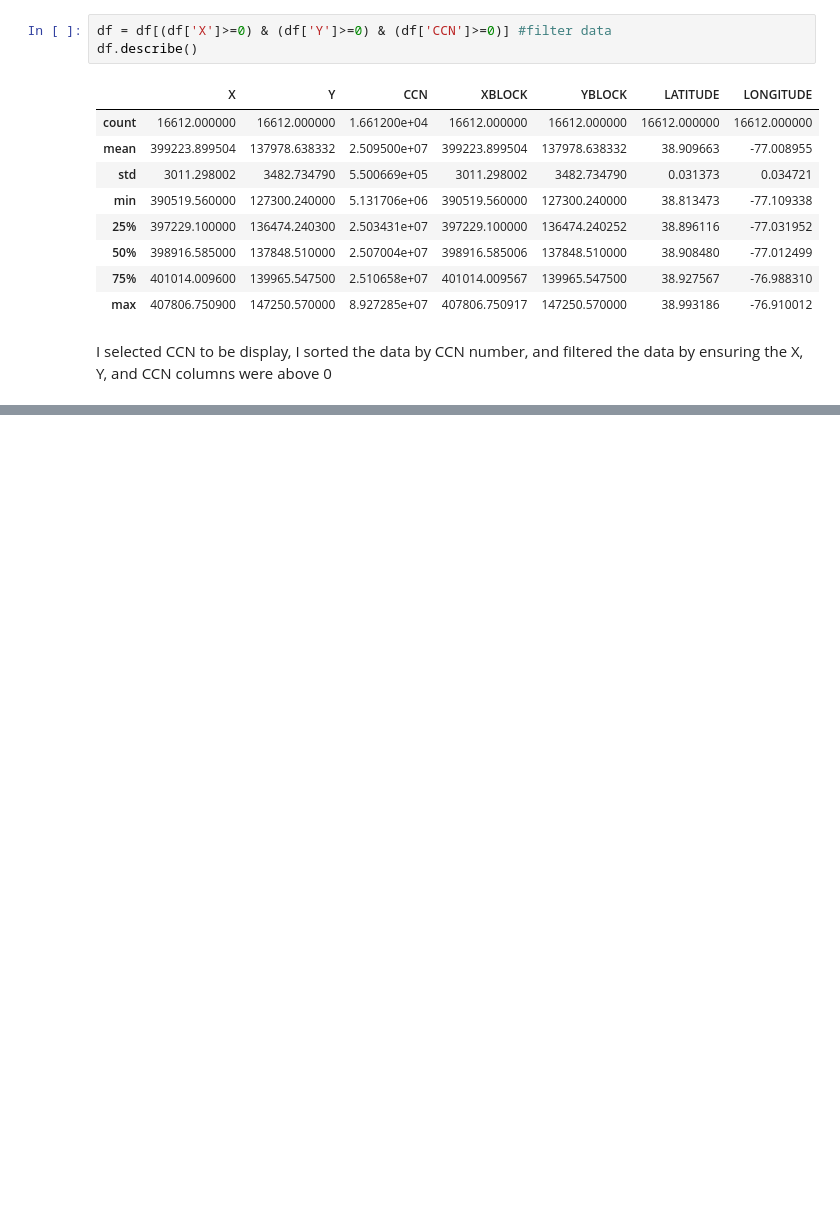
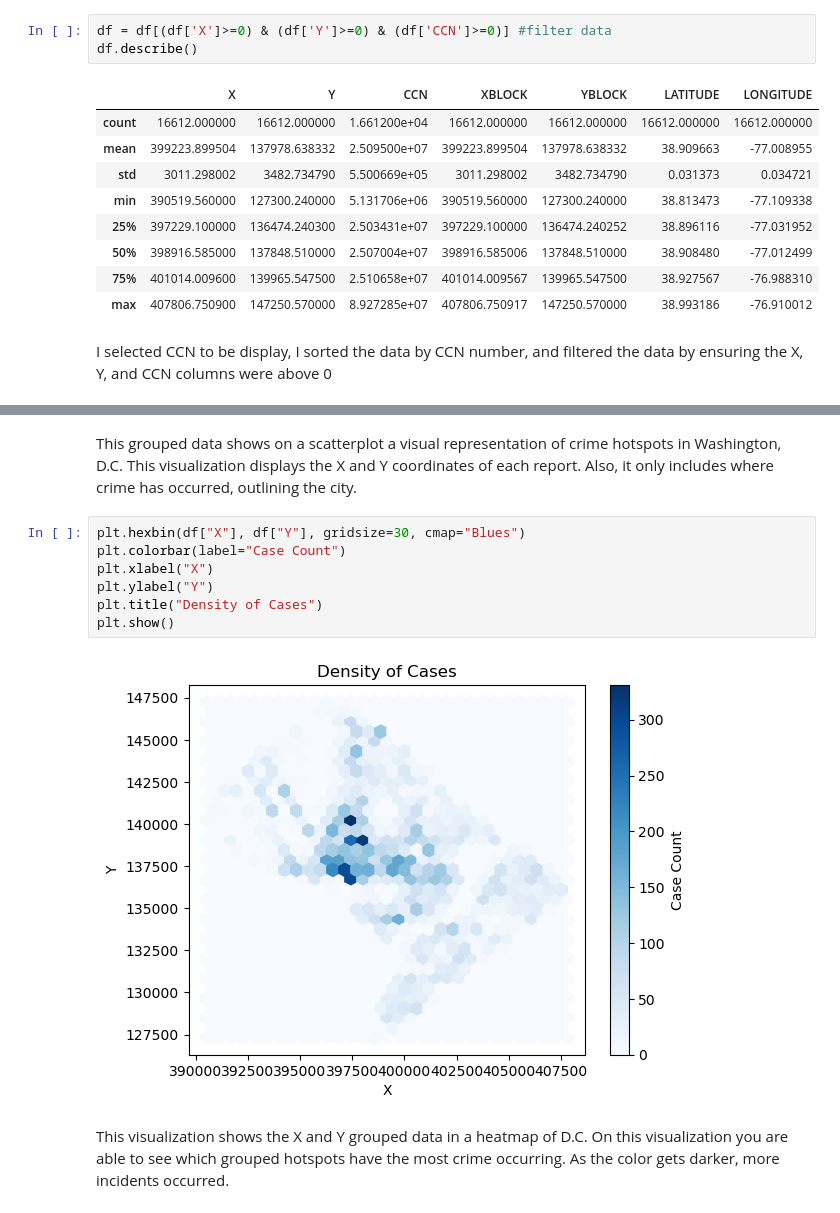
Before and after one commit to clark4jw/IA-340-Fall2025, a Jupyter notebook: lab2.ipynb, the cells around one changed output, grey strips where cells are left out. Cells and saved outputs as stored; diff of their text form; blank space fills up the shorter version.

```diff
--- a/lab2.ipynb
+++ b/lab2.ipynb
@@ -162,0 +197,13 @@ I selected CCN to be display, I sorted the data by CCN number, and filtered the
+# %% [markdown]
+This grouped data shows on a scatterplot a visual representation of crime hotspots in Washington, D.C. This visualization displays the X and Y coordinates of each report. Also, it only includes where crime has occurred, outlining the city.
+# %%
+plt.hexbin(df["X"], df["Y"], gridsize=30, cmap="Blues")
+plt.colorbar(label="Case Count")
+plt.xlabel("X")
+plt.ylabel("Y")
+plt.title("Density of Cases")
+plt.show()
+# %% [output]
+[figure, added]
+# %% [markdown]
+This visualization shows the X and Y grouped data in a heatmap of D.C. On this visualization you are able to see which grouped hotspots have the most crime occurring. As the color gets darker, more incidents occurred.
```
Also changed, not shown: parts of 3 cells of this notebook.
